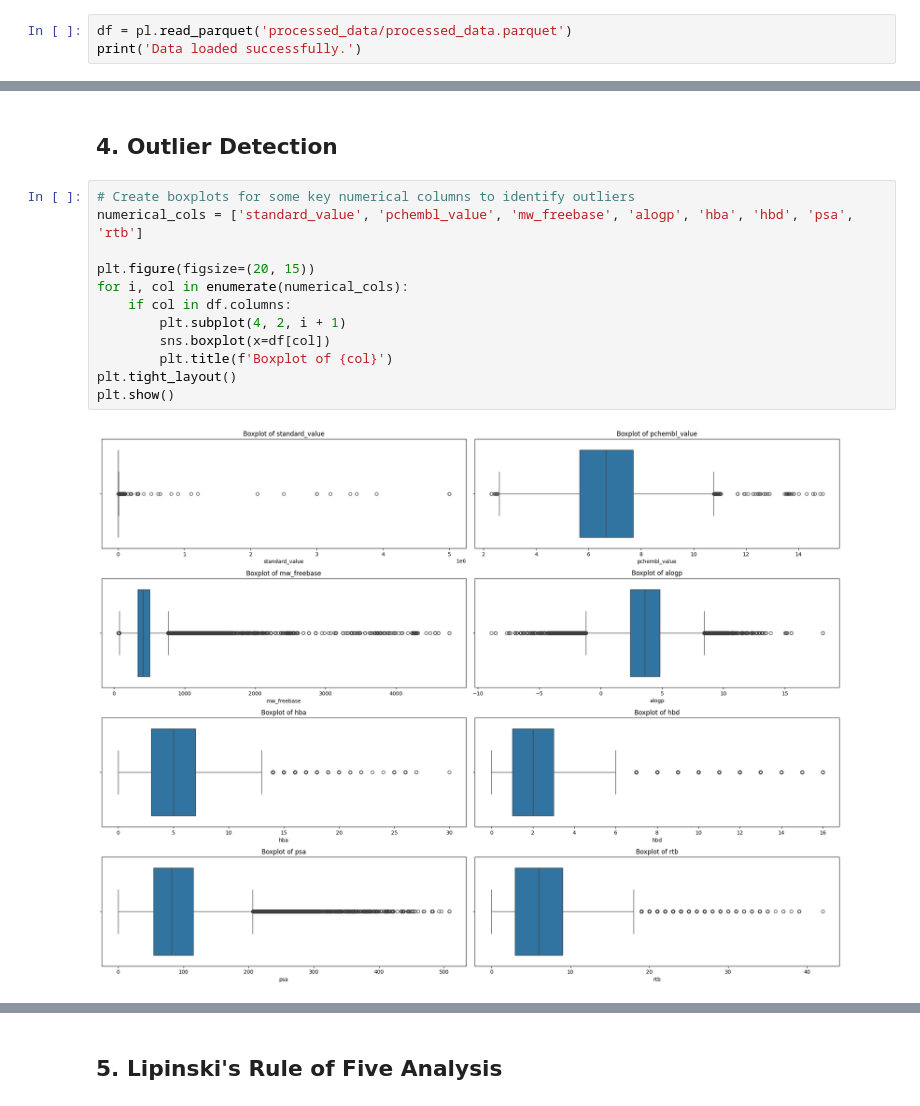
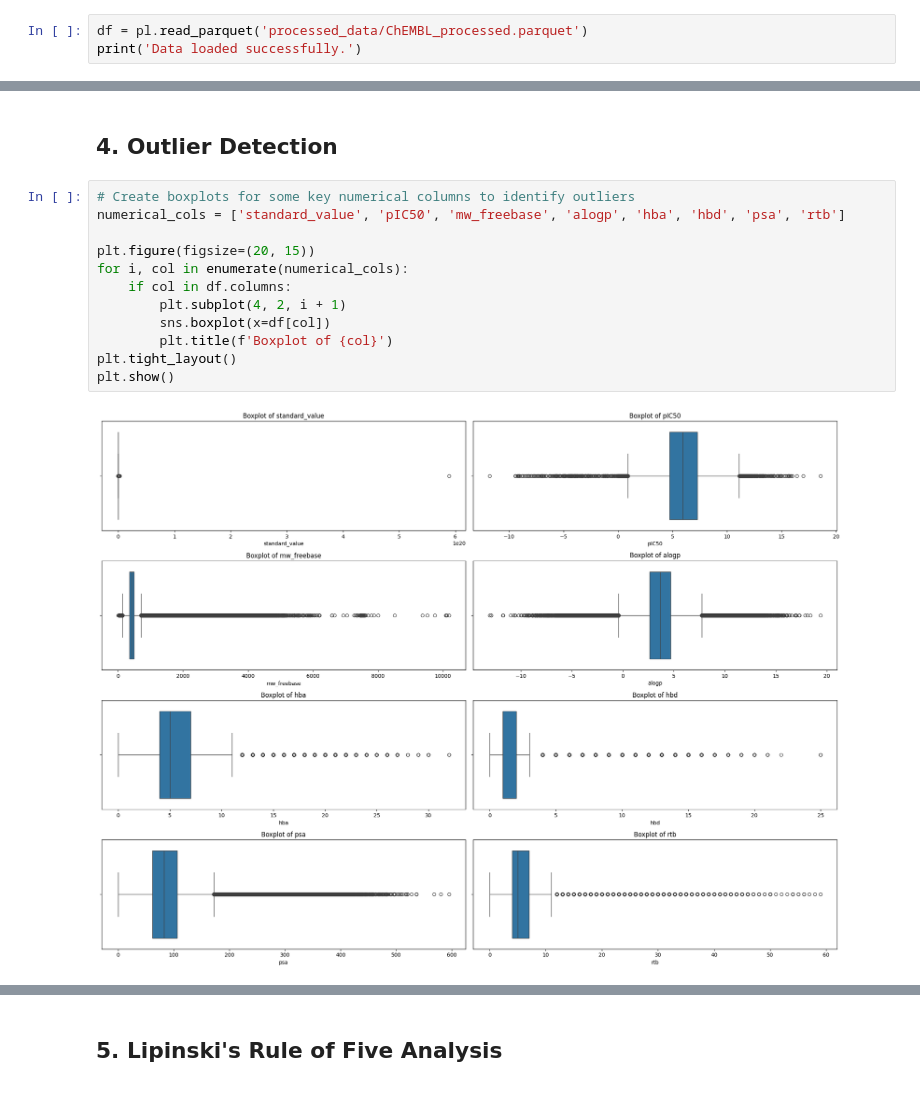
Before and after one commit to Sharens/ml_chembl, a Jupyter notebook: eda.ipynb, the cells around one changed output, grey strips where cells are left out. Cells and saved outputs as stored; diff of their text form.

```diff
--- a/eda.ipynb
+++ b/eda.ipynb
@@ -19,7 +23,7 @@ Libraries imported successfully.
 # %% [markdown]
 ## 1. Load Data
 # %%
-df = pl.read_parquet('processed_data/processed_data.parquet')
+df = pl.read_parquet('processed_data/ChEMBL_processed.parquet')
 print('Data loaded successfully.')
 # %% [output]
 Data loaded successfully.
@@ -95,15 +295,15 @@ plt.show()
 ## 4. Outlier Detection
 # %%
 # Create boxplots for some key numerical columns to identify outliers
-numerical_cols = ['standard_value', 'pchembl_value', 'mw_freebase', 'alogp', 'hba', 'hbd', 'psa', 'rtb']
+numerical_cols = ['standard_value', 'pIC50', 'mw_freebase', 'alogp', 'hba', 'hbd', 'psa', 'rtb']
 
 plt.figure(figsize=(20, 15))
 for i, col in enumerate(numerical_cols):
     if col in df.columns:
         plt.subplot(4, 2, i + 1)
         sns.boxplot(x=df[col])
         plt.title(f'Boxplot of {col}')
 plt.tight_layout()
 plt.show()
 # %% [output]
-[figure, old version]
+[figure, new version]
```
Also changed, not shown: parts of 20 cells of this notebook, 18 other files.
